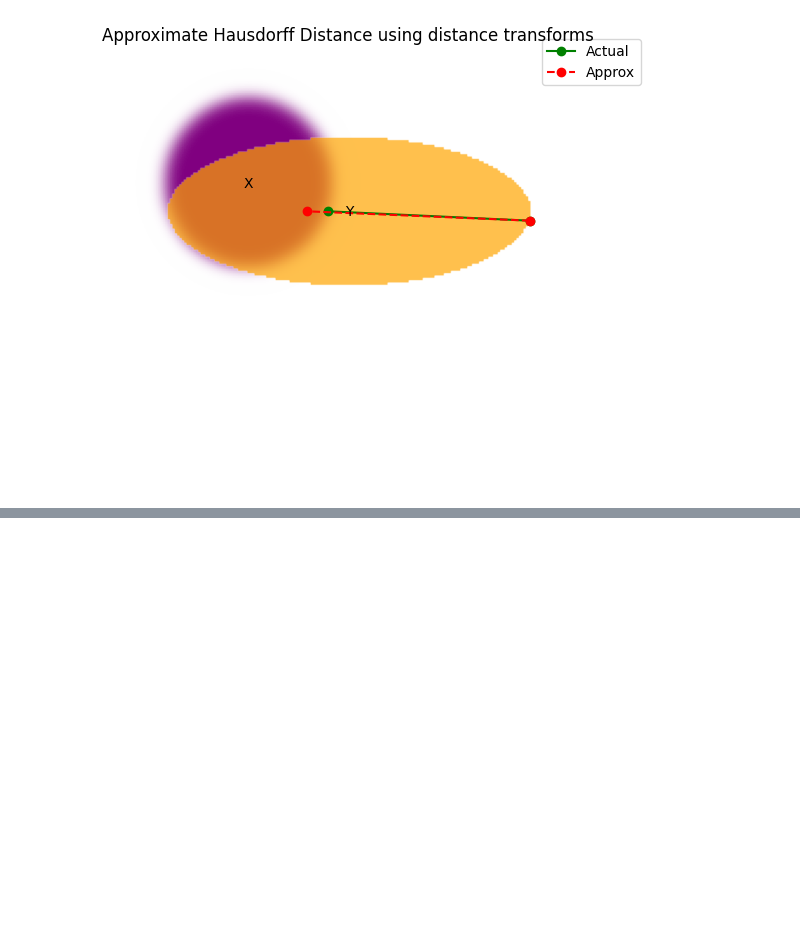
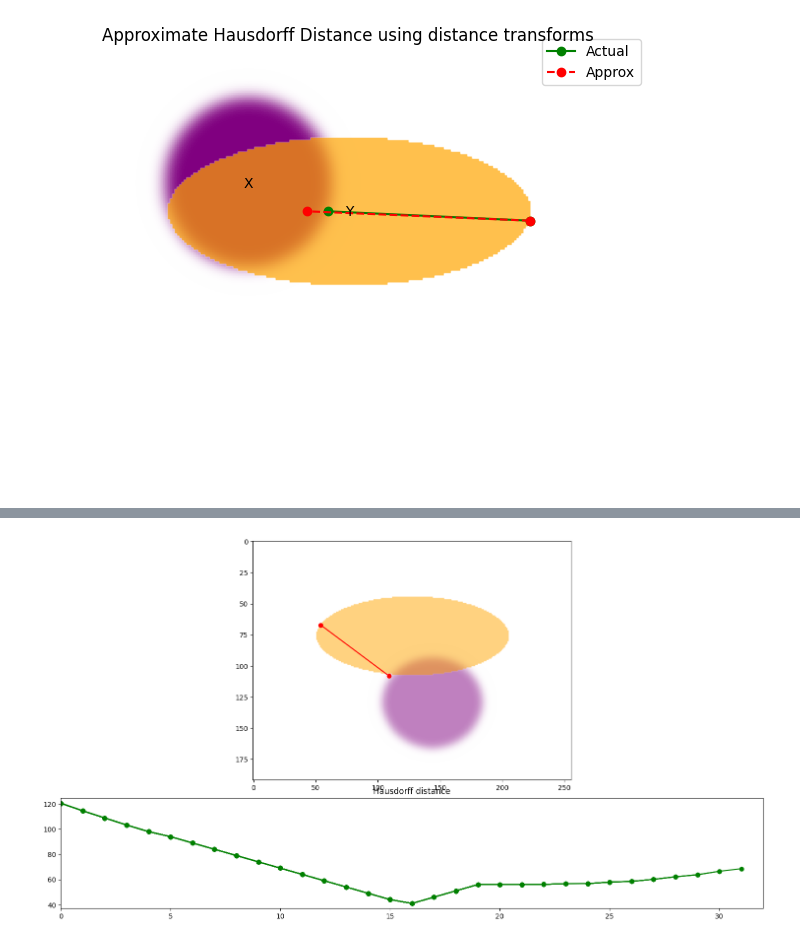
Before and after one commit to JGIBristol/fish_test, a Jupyter notebook: haussdorf_loss.ipynb, the cells around one changed output, grey strips where cells are left out. Cells and saved outputs as stored; diff of their text form; code cells hidden in the pictures; blank space fills up the shorter version.

Commit message:
animation showing the actual Hausdorff distance

```diff
--- a/haussdorf_loss.ipynb
+++ b/haussdorf_loss.ipynb
@@ -428,76 +431,64 @@ from matplotlib.animation import FuncAnimation
 
 fig, axes = plt.subplot_mosaic(
     """
-    AAABBB
-    AAACCC
+    AAA
+    AAA
+    BBB
     """,
     figsize=(15, 8),
 )
 axes["A"].set_aspect("equal")
 axes["A"].axis("off")
 
-axes["B"].set_title("Maximum of the product")
-axes["C"].set_title("Sum of the product")
+axes["B"].set_title("Hausdorff distance")
 
 fig.tight_layout()
 
-h_dists = []
-sums = []
-maxes = []
-means = []
 idx = []
+actual_h_dists = []
+approx_h_dists = []
 
-
-for labels in "BCDE":
-    axes[labels].set_xlim(0, len(x_positions))
+axes["B"].set_xlim(0, len(x_positions))
 
 
 def animate(i):
     """
     Very slow because idc about it being very slow
 
     """
     idx.append(i)
 
     # Create an object at this position
     hard_x = gaussian_image(centre=x_positions[i], sigma=x_sigma[i])
-
     fuzzy_x = ndimage.gaussian_filter(
         hard_x.astype(np.float32), sigma=IMG_SIZE[0] // 64
     )
 
-    # Calculate the product of the fuzzy prediction and the Euclidean distance transform
-    prod = fuzzy_x * edt(y)
-
     # Calculate the Hausdorff distance and points
-    h_dist = metrics.hausdorff_distance(hard_x, y)
-
+    actual_h_dist = metrics.hausdorff_distance(hard_x, y)
     h_points = metrics.hausdorff_pair(hard_x, y)
     hausdorff_x, hausdorff_y = zip(*h_points)
 
-    sums.append(prod.sum())
-    maxes.append(prod.max())
-    means.append(prod.mean())
-    h_dists.append(h_dist)
+    actual_h_dists.append(actual_h_dist)
 
+    # Approximate the Hausdorff distance
+    approx_h_dist =
+    approx_h_dists.append(approx_h_dist)
+
+    # Plot objects
     axes["A"].cla()
-    x_im = axes["A"].imshow(fuzzy_x, origin="upper", cmap=cmap_x, alpha=0.5)
-    y_im = axes["A"].imshow(y, origin="upper", cmap=cmap_y, alpha=0.5)
-    axes["A"].plot(hausdorff_y, hausdorff_x, "ro-")
+    x_im = axes["A"].imshow(fuzzy_x.T, origin="upper", cmap=cmap_x, alpha=0.5)
+    y_im = axes["A"].imshow(y.T, origin="upper", cmap=cmap_y, alpha=0.5)
+    axes["A"].plot(hausdorff_x, hausdorff_y, "ro-")
 
-    vmax = 35
-    prod_im = axes["A"].imshow(
-        prod, origin="upper", cmap=cmap_prod, alpha=1.0, vmax=vmax
-    )
+    # Plot haussdorf distance
+    (actual_line,) = axes["B"].plot(idx, actual_h_dists, "g-", label="Actual")
 
-    (max_im,) = axes["B"].plot(idx, maxes, "r-")
-    (sum_im,) = axes["C"].plot(idx, sums, "r-")
-    (mean_im,) = axes["D"].plot(idx, means, "r-")
-
-    (h_im,) = axes["E"].plot(idx, h_dists, "g-")
-
-    return x_im, y_im, prod_im, max_im, sum_im, mean_im, h_im
+    return x_im, y_im, actual_line
 
 
+# x_positions = x_positions[::5]
 anim = FuncAnimation(fig, animate, frames=len(x_positions), interval=24, blit=True)
 anim.save("img/fuzzy_prediction.mp4")
+# %% [output]
+[figure, added]
```
Also changed, not shown: parts of 1 cell of this notebook.
